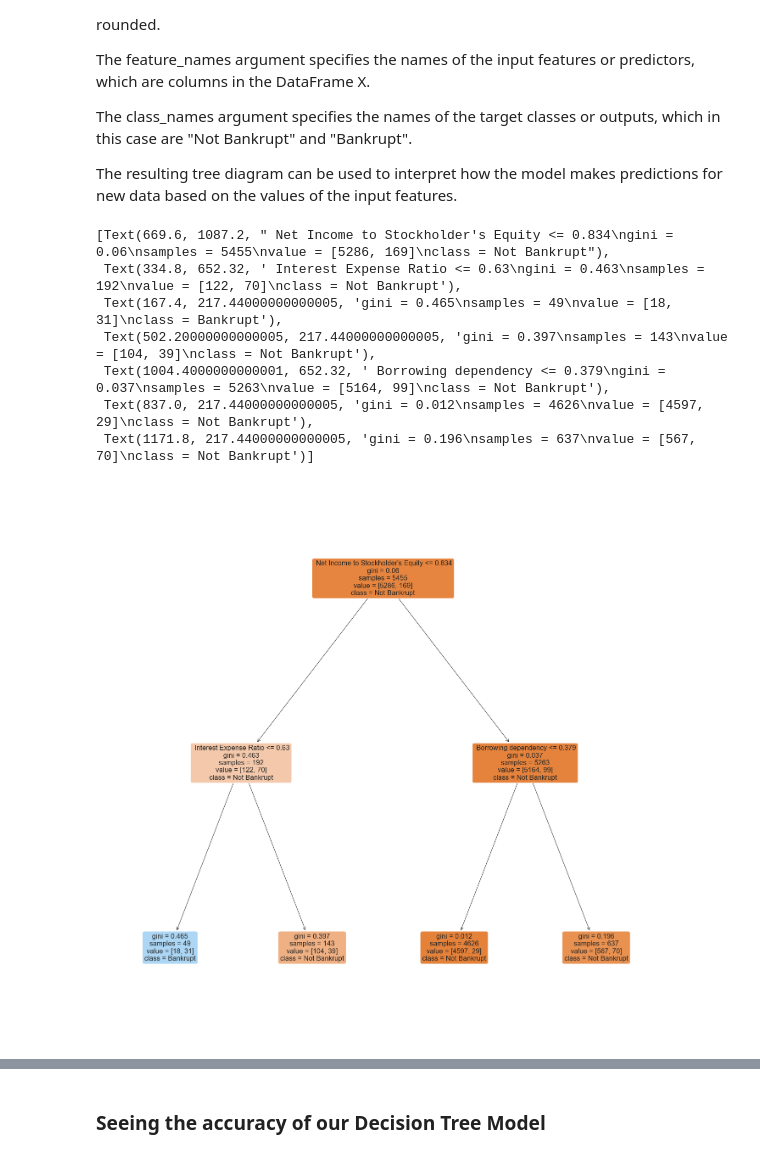
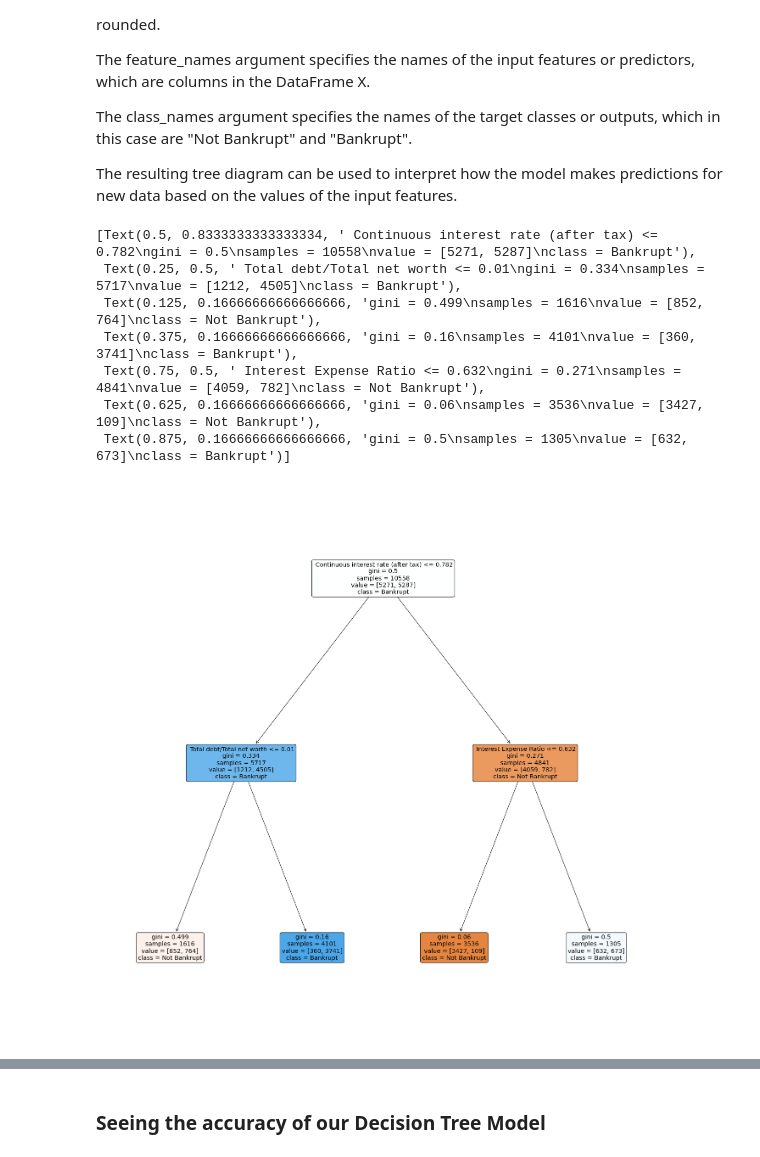
Before and after one commit to paaniwater/DSAI-Project, a Jupyter notebook: bankruptcy.ipynb, the cells around one changed output, grey strips where cells are left out. Cells and saved outputs as stored; diff of their text form; code cells hidden in the pictures.

```diff
--- a/bankruptcy.ipynb
+++ b/bankruptcy.ipynb
@@ -317,19 +291,19 @@ The class_names argument specifies the names of the target classes or outputs, w
 The resulting tree diagram can be used to interpret how the model makes predictions for new data based on the values of the input features.
 # %%
 dectree = DecisionTreeClassifier(max_depth=2)
-dectree.fit(X_train, y_train)
+dectree.fit(X_train_upsample, y_train_upsample)
 
 f = plt.figure(figsize=(24,24))
 plot_tree(dectree, filled=True, rounded=True,
-          feature_names=X.columns,
+          feature_names=X_upsample.columns,
           class_names=["Not Bankrupt","Bankrupt"])
 # %% [output]
-[Text(669.6, 1087.2, " Net Income to Stockholder's Equity <= 0.834\ngini = 0.06\nsamples = 5455\nvalue = [5286, 169]\nclass = Not Bankrupt"),
- Text(334.8, 652.32, ' Interest Expense Ratio <= 0.63\ngini = 0.463\nsamples = 192\nvalue = [122, 70]\nclass = Not Bankrupt'),
- Text(167.4, 217.44000000000005, 'gini = 0.465\nsamples = 49\nvalue = [18, 31]\nclass = Bankrupt'),
- Text(502.20000000000005, 217.44000000000005, 'gini = 0.397\nsamples = 143\nvalue = [104, 39]\nclass = Not Bankrupt'),
- Text(1004.4000000000001, 652.32, ' Borrowing dependency <= 0.379\ngini = 0.037\nsamples = 5263\nvalue = [5164, 99]\nclass = Not Bankrupt'),
- Text(837.0, 217.44000000000005, 'gini = 0.012\nsamples = 4626\nvalue = [4597, 29]\nclass = Not Bankrupt'),
- Text(1171.8, 217.44000000000005, 'gini = 0.196\nsamples = 637\nvalue = [567, 70]\nclass = Not Bankrupt')]
+[Text(0.5, 0.8333333333333334, ' Continuous interest rate (after tax) <= 0.782\ngini = 0.5\nsamples = 10558\nvalue = [5271, 5287]\nclass = Bankrupt'),
+ Text(0.25, 0.5, ' Total debt/Total net worth <= 0.01\ngini = 0.334\nsamples = 5717\nvalue = [1212, 4505]\nclass = Bankrupt'),
+ Text(0.125, 0.16666666666666666, 'gini = 0.499\nsamples = 1616\nvalue = [852, 764]\nclass = Not Bankrupt'),
+ Text(0.375, 0.16666666666666666, 'gini = 0.16\nsamples = 4101\nvalue = [360, 3741]\nclass = Bankrupt'),
+ Text(0.75, 0.5, ' Interest Expense Ratio <= 0.632\ngini = 0.271\nsamples = 4841\nvalue = [4059, 782]\nclass = Not Bankrupt'),
+ Text(0.625, 0.16666666666666666, 'gini = 0.06\nsamples = 3536\nvalue = [3427, 109]\nclass = Not Bankrupt'),
+ Text(0.875, 0.16666666666666666, 'gini = 0.5\nsamples = 1305\nvalue = [632, 673]\nclass = Bankrupt')]
-[figure, old version]
+[figure, new version]
 # %%
```
Also changed, not shown: parts of 13 cells of this notebook.
